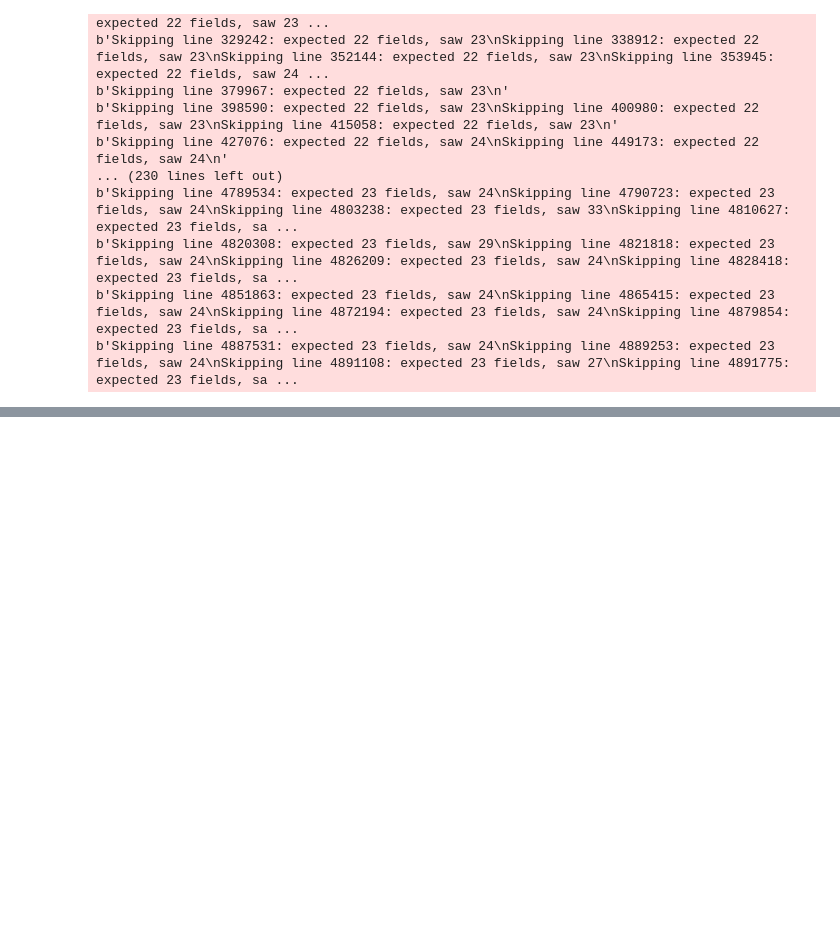
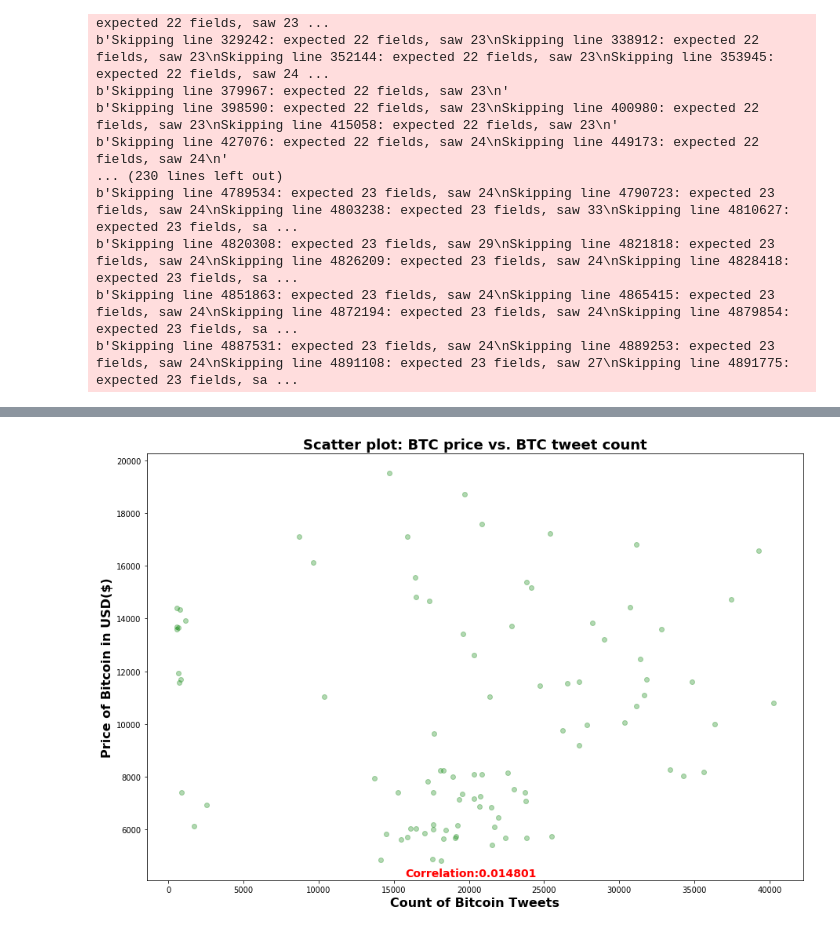
Before and after one commit to ThomasADuffy/Crypto-Capstone-1, a Jupyter notebook: notebooks/graphing_notebook.ipynb, the cells around one changed output, grey strips where cells are left out. Saved outputs shown, nothing was run; the diff lists cells and outputs as text; code cells hidden in the pictures; blank space fills up the shorter version.

```diff
--- a/notebooks/graphing_notebook.ipynb
+++ b/notebooks/graphing_notebook.ipynb
@@ -71,0 +69,6 @@ plt.savefig("ETH_scatter_matrix.png")
+# %%
+scatter_plot(BTC,xcolname='count',ycolname='price_usd_value',color='green',
+             title='Scatter plot: BTC price vs. BTC tweet count',xlabel='Count of Bitcoin Tweets'
+             ,ylabel='Price of Bitcoin in USD($)',corr=0.014801,savefig='BTC_scatter_plot.png')
+# %% [output]
+[figure, added]
```
Also changed, not shown: parts of 11 cells of this notebook, 10 other files.
